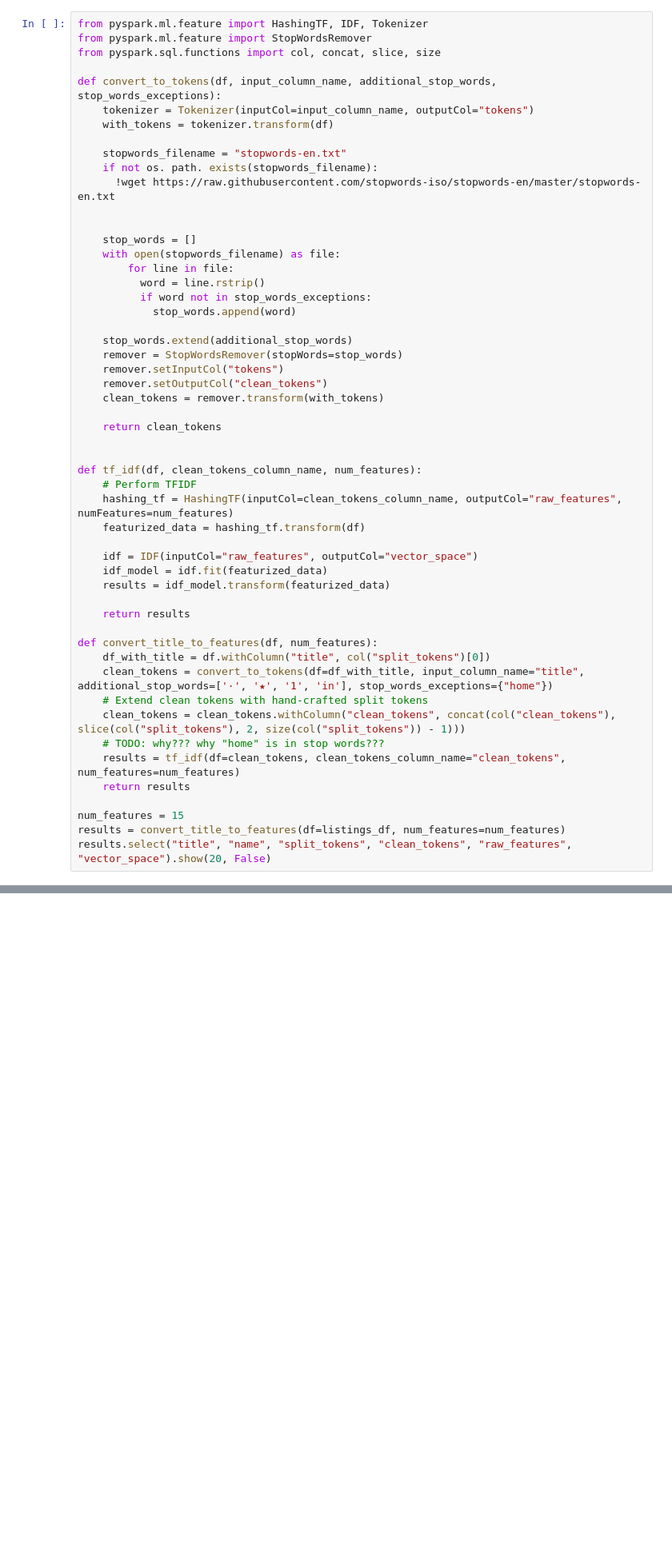
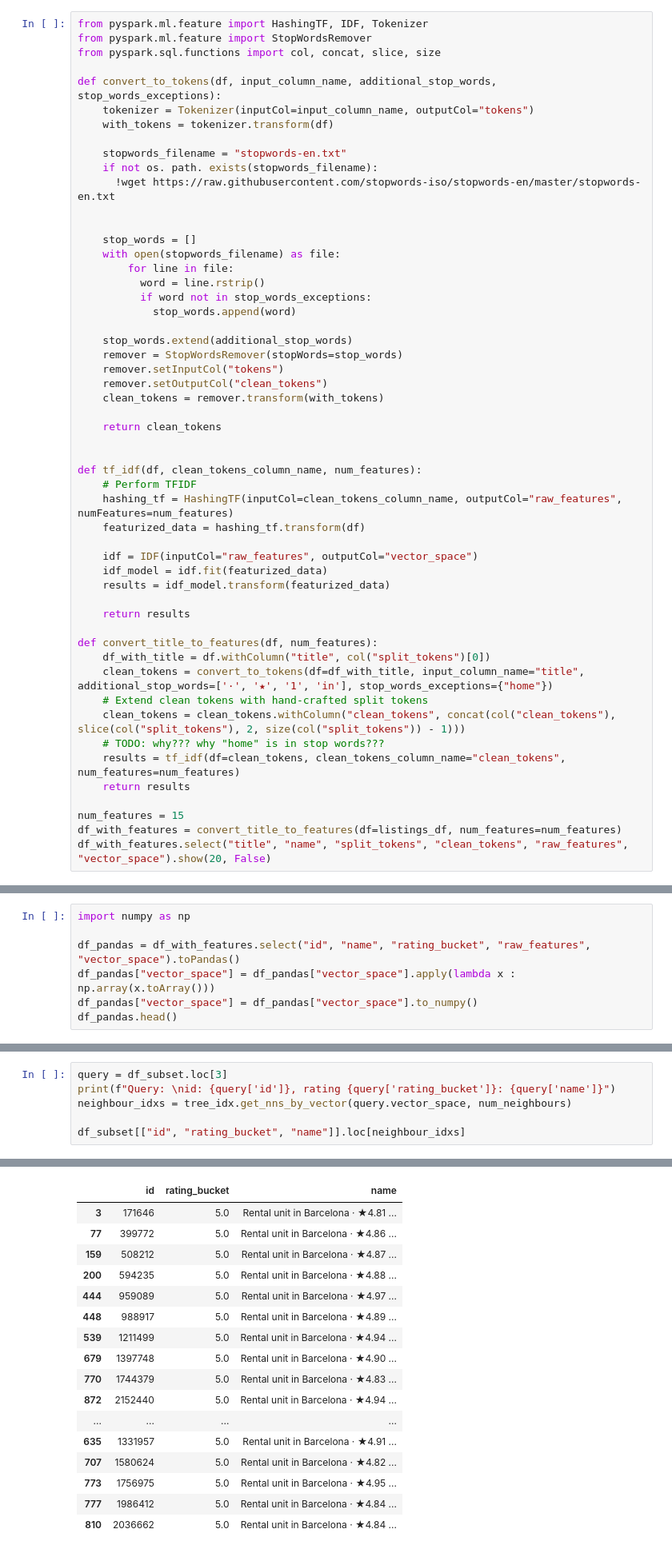
Before and after one commit to shandrayu/mining-massive-databases, a Jupyter notebook: notebooks/homework_pyspark_yuliia.ipynb, the cells around one changed output, grey strips where cells are left out. Shown at 80% size. Saved outputs shown, nothing was run; the diff lists cells and outputs as text; blank space fills up the shorter version.

```diff
--- a/notebooks/homework_pyspark_yuliia.ipynb
+++ b/notebooks/homework_pyspark_yuliia.ipynb
@@ -221,6 +234,6 @@ def convert_title_to_features(df, num_features):
     return results
 
 num_features = 15
-results = convert_title_to_features(df=listings_df, num_features=num_features)
-results.select("title", "name", "split_tokens", "clean_tokens", "raw_features", "vector_space").show(20, False)
+df_with_features = convert_title_to_features(df=listings_df, num_features=num_features)
+df_with_features.select("title", "name", "split_tokens", "clean_tokens", "raw_features", "vector_space").show(20, False)
 # %% [output]
@@ -336,0 +352,7 @@ Query ID: 562020
+# %%
+import numpy as np
+
+df_pandas = df_with_features.select("id", "name", "rating_bucket", "raw_features", "vector_space").toPandas()
+df_pandas["vector_space"] = df_pandas["vector_space"].apply(lambda x : np.array(x.toArray()))
+df_pandas["vector_space"] = df_pandas["vector_space"].to_numpy()
+df_pandas.head()
@@ -336,0 +434,7 @@ Query ID: 562020
+# %%
+query = df_subset.loc[3]
+print(f"Query: \nid: {query['id']}, rating {query['rating_bucket']}: {query['name']}")
+neighbour_idxs = tree_idx.get_nns_by_vector(query.vector_space, num_neighbours)
+
+df_subset[["id", "rating_bucket", "name"]].loc[neighbour_idxs]
+# %% [output]
@@ -336,0 +443,17 @@ Query ID: 562020
+|  | id | rating_bucket | name |
+| 3 | 171646 | 5.0 | Rental unit in Barcelona · ★4.81 ... |
+| 77 | 399772 | 5.0 | Rental unit in Barcelona · ★4.86 ... |
+| 159 | 508212 | 5.0 | Rental unit in Barcelona · ★4.87 ... |
+| 200 | 594235 | 5.0 | Rental unit in Barcelona · ★4.88 ... |
+| 444 | 959089 | 5.0 | Rental unit in Barcelona · ★4.97 ... |
+| 448 | 988917 | 5.0 | Rental unit in Barcelona · ★4.89 ... |
+| 539 | 1211499 | 5.0 | Rental unit in Barcelona · ★4.94 ... |
+| 679 | 1397748 | 5.0 | Rental unit in Barcelona · ★4.90 ... |
+| 770 | 1744379 | 5.0 | Rental unit in Barcelona · ★4.83 ... |
+| 872 | 2152440 | 5.0 | Rental unit in Barcelona · ★4.94 ... |
+| ... | ... | ... | ... |
+| 635 | 1331957 | 5.0 | Rental unit in Barcelona · ★4.91 ... |
+| 707 | 1580624 | 5.0 | Rental unit in Barcelona · ★4.82 ... |
+| 773 | 1756975 | 5.0 | Rental unit in Barcelona · ★4.95 ... |
+| 777 | 1986412 | 5.0 | Rental unit in Barcelona · ★4.84 ... |
+| 810 | 2036662 | 5.0 | Rental unit in Barcelona · ★4.84 ... |
```
Also changed, not shown: parts of 36 cells of this notebook.
